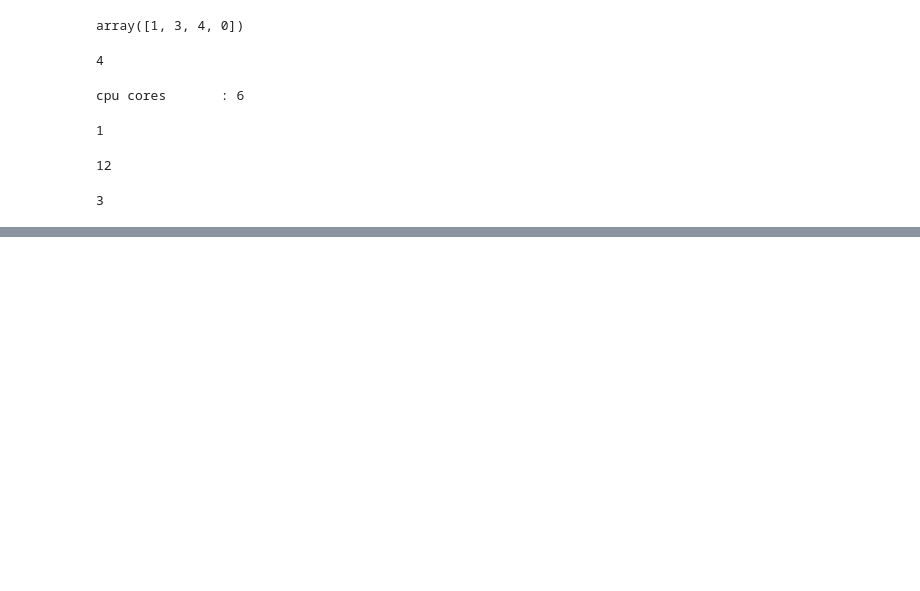
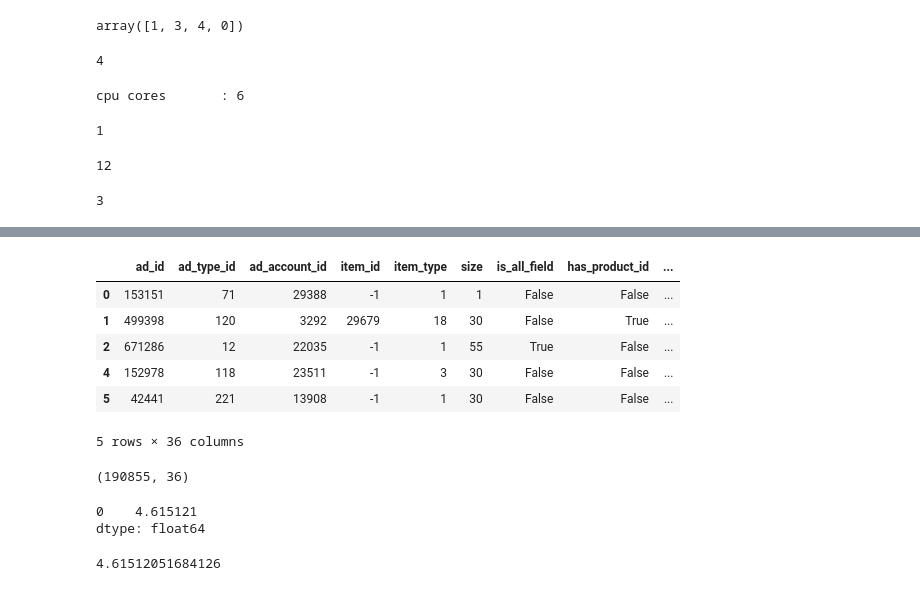
Before and after one commit to AutuanLiu/2019TencentAlgorithm, a Jupyter notebook: nbs/post_process.ipynb, the cells around one changed output, grey strips where cells are left out. Cells and saved outputs as stored; diff of their text form; code cells hidden in the pictures; blank space fills up the shorter version.

```diff
--- a/nbs/post_process.ipynb
+++ b/nbs/post_process.ipynb
@@ -419,0 +443,2 @@ y[1]
+# %%
+train = train.iloc[list(set(range(len(train))) - set(valid_idx)), :]
@@ -419,0 +449,23 @@ y[1]
+# %%
+train.head()
+# %% [output]
+|  | ad_id | ad_type_id | ad_account_id | item_id | item_type | size | is_all_field | has_product_id | ... |
+| 0 | 153151 | 71 | 29388 | -1 | 1 | 1 | False | False | ... |
+| 1 | 499398 | 120 | 3292 | 29679 | 18 | 30 | False | True | ... |
+| 2 | 671286 | 12 | 22035 | -1 | 1 | 55 | True | False | ... |
+| 4 | 152978 | 118 | 23511 | -1 | 3 | 30 | False | False | ... |
+| 5 | 42441 | 221 | 13908 | -1 | 1 | 30 | False | False | ... |
+5 rows × 36 columns
+# %%
+train.shape
+# %% [output]
+(190855, 36)
+# %%
+train.price.mode()
+# %% [output]
+0    4.615121
+dtype: float64
+# %%
+np.log(101)
+# %% [output]
+4.61512051684126
```
Also changed, not shown: parts of 17 cells of this notebook, 5 other files.
